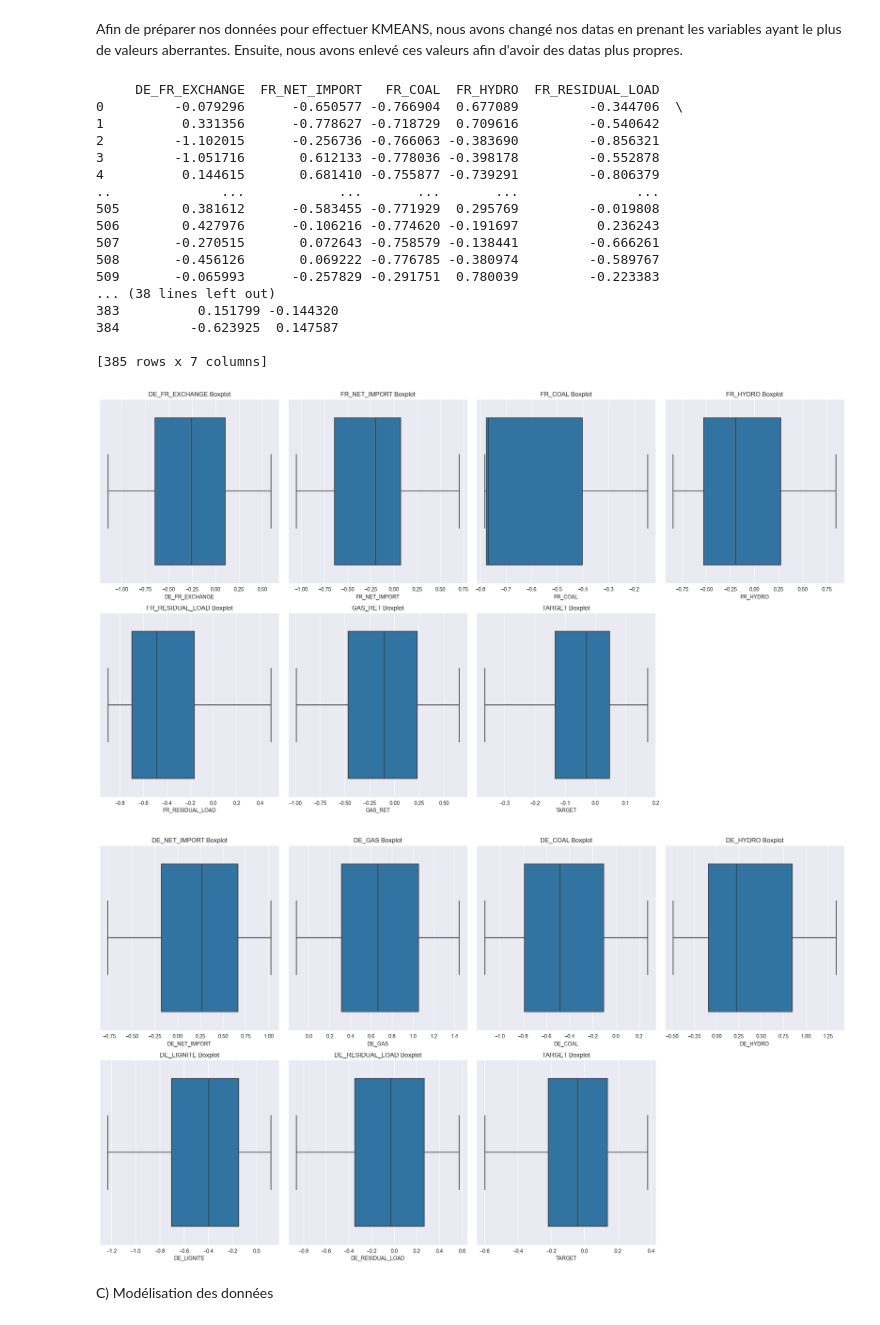
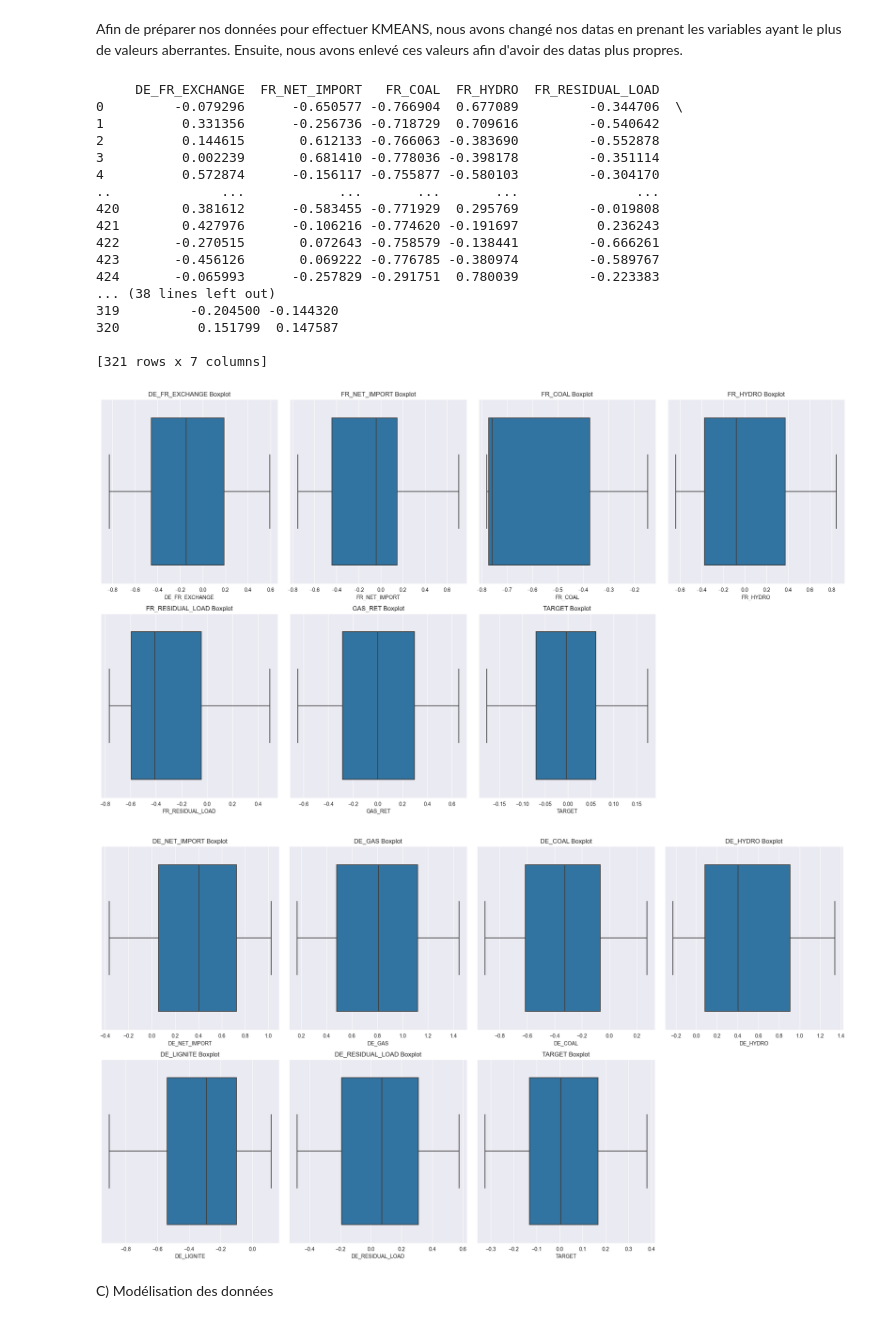
Before and after one commit to juliele1/Projet_Machine_Learning, a Jupyter notebook: notebook.ipynb, the cells around one changed output. Drawn from its saved outputs; the diff is of its cells as text; code cells hidden in the pictures.

```diff
--- a/notebook.ipynb
+++ b/notebook.ipynb
@@ -345,7 +345,7 @@ data_DE = data_DE.filter(regex='DE_NET_IMPORT|DE_GAS|DE_COAL|DE_HYDRO|DE_LIGNITE
 # pour la France
 
 # Définir les pourcentages de valeurs à supprimer
-lower_percentile = 15
+lower_percentile = 25
 upper_percentile = 75
 
 # Appliquer le trimming à chaque variable
@@ -361,7 +361,7 @@ data_FR_trimmed = pd.DataFrame(trimmed_data)
 print(data_FR_trimmed)
 
 # pour l'Allemagne
-lower_percentile = 15
+lower_percentile = 25
 upper_percentile = 75
 
 trimmed_data_2= {}
@@ -377,47 +377,47 @@ print(data_DE_trimmed)
 
 # affichage des diagrammes en boîte pour la France
 plt.figure(figsize=(20, 28))
 plt.subplots_adjust(hspace=0.5, wspace=0.3)
 
 for i, j in enumerate(data_FR_trimmed.describe().columns):
     plt.subplot(5, 4, i+1)
     sns.boxplot(x=data_FR_trimmed[j])
     plt.title('{} Boxplot'.format(j))
 
 plt.tight_layout()
 plt.show()
 
 # pour l'Allemagne
 plt.figure(figsize=(20, 28))
 plt.subplots_adjust(hspace=0.5, wspace=0.3)
 
 for i, j in enumerate(data_DE_trimmed.describe().columns):
     plt.subplot(5, 4, i+1)
     sns.boxplot(x=data_DE_trimmed[j])
     plt.title('{} Boxplot'.format(j))
 
 plt.tight_layout()
 plt.show()
 # %% [output]
      DE_FR_EXCHANGE  FR_NET_IMPORT   FR_COAL  FR_HYDRO  FR_RESIDUAL_LOAD
 0         -0.079296      -0.650577 -0.766904  0.677089         -0.344706  \
-1          0.331356      -0.778627 -0.718729  0.709616         -0.540642
-2         -1.102015      -0.256736 -0.766063 -0.383690         -0.856321
-3         -1.051716       0.612133 -0.778036 -0.398178         -0.552878
-4          0.144615       0.681410 -0.755877 -0.739291         -0.806379
+1          0.331356      -0.256736 -0.718729  0.709616         -0.540642
+2          0.144615       0.612133 -0.766063 -0.383690         -0.552878
+3          0.002239       0.681410 -0.778036 -0.398178         -0.351114
+4          0.572874      -0.156117 -0.755877 -0.580103         -0.304170
 ..              ...            ...       ...       ...               ...
-505        0.381612      -0.583455 -0.771929  0.295769         -0.019808
-506        0.427976      -0.106216 -0.774620 -0.191697          0.236243
-507       -0.270515       0.072643 -0.758579 -0.138441         -0.666261
-508       -0.456126       0.069222 -0.776785 -0.380974         -0.589767
-509       -0.065993      -0.257829 -0.291751  0.780039         -0.223383
+420        0.381612      -0.583455 -0.771929  0.295769         -0.019808
+421        0.427976      -0.106216 -0.774620 -0.191697          0.236243
+422       -0.270515       0.072643 -0.758579 -0.138441         -0.666261
+423       -0.456126       0.069222 -0.776785 -0.380974         -0.589767
+424       -0.065993      -0.257829 -0.291751  0.780039         -0.223383
 ... (38 lines left out)
-383          0.151799 -0.144320
-384         -0.623925  0.147587
+319         -0.204500 -0.144320
+320          0.151799  0.147587
 
-[385 rows x 7 columns]
+[321 rows x 7 columns]
-[figure, old version]
+[figure, new version]
-[figure, old version]
+[figure, new version]
 # %% [markdown]
 C) Modélisation des données
 # %%
```
Also changed, not shown: parts of 1 cell of this notebook.
